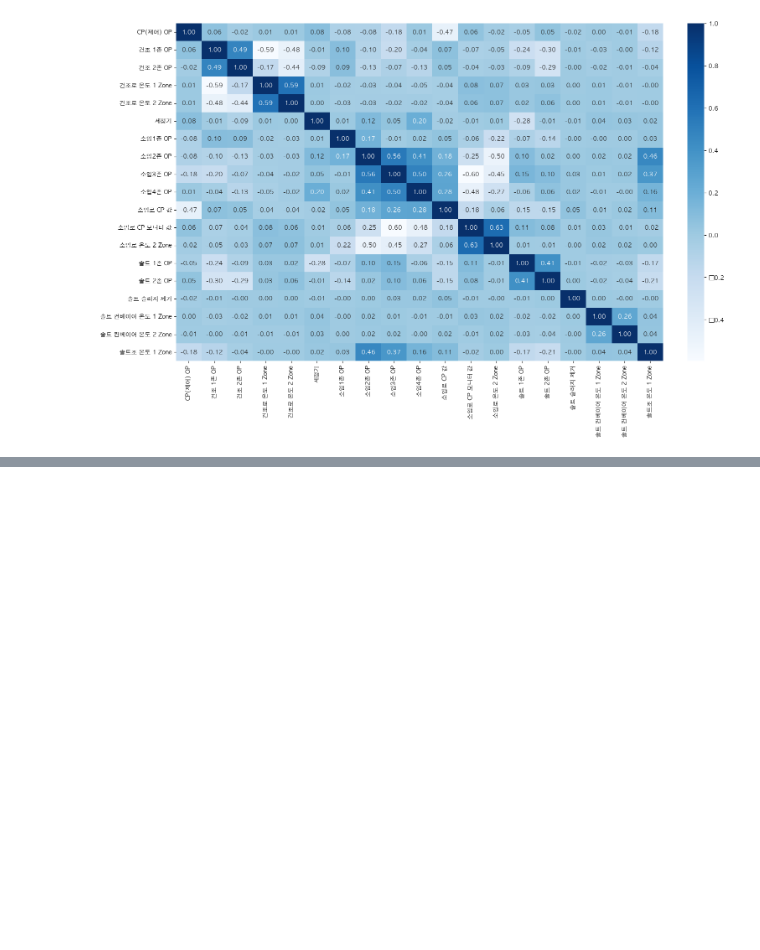
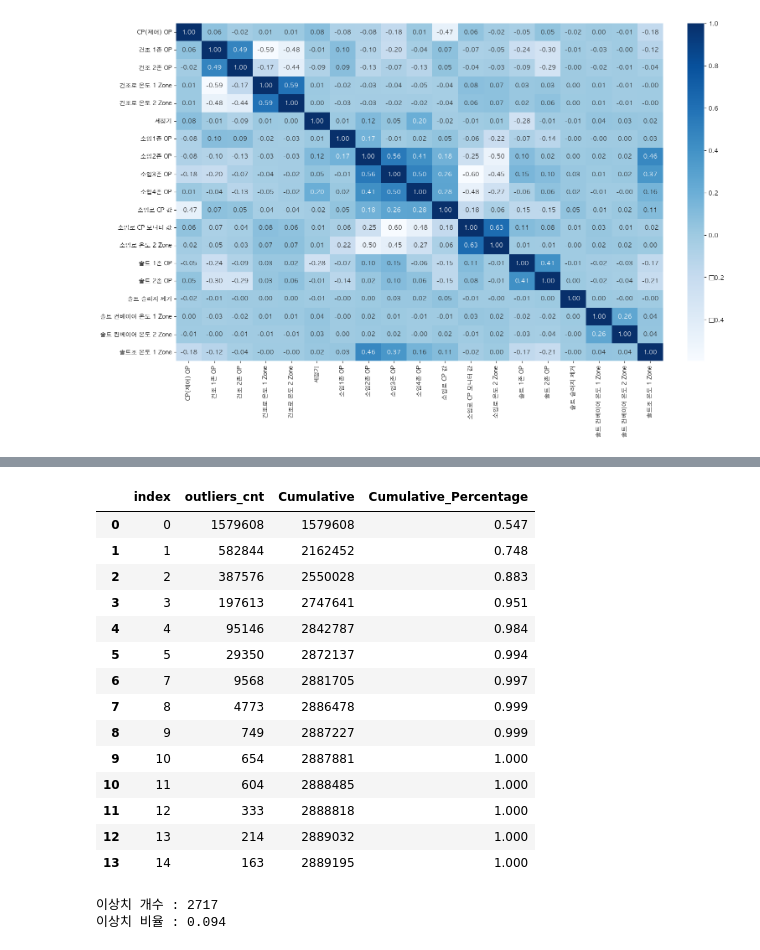
Before and after one commit to LEEINSEO-0118/Heat_Treatment_PdM, a Jupyter notebook: Code/eda.ipynb, the cells around one changed output, grey strips where cells are left out. Cells and saved outputs as stored; diff of their text form; code cells hidden in the pictures; blank space fills up the shorter version.

```diff
--- a/Code/eda.ipynb
+++ b/Code/eda.ipynb
@@ -324,3 +340,6 @@ for col in eda_data.columns:
     threshold_2 = quantile_3 + (1.5 * iqr)
     outliers =  (eda_data[col] < threshold_1) | (eda_data[col] > threshold_2)
     eda_data.outliers_cnt += outliers.astype(int)
+# %%
+outliers = eda_data.outliers_cnt.value_counts()
+print(outliers)
@@ -326,0 +367,30 @@ for col in eda_data.columns:
+# %%
+outliers = outliers.reset_index()
+outliers['Cumulative'] = outliers.outliers_cnt.cumsum()
+outliers['Cumulative_Percentage'] = outliers.Cumulative / len(eda_data)
+pd.options.display.float_format = '{:.3f}'.format
+outliers
+# %% [output]
+|  | index | outliers_cnt | Cumulative | Cumulative_Percentage |
+| 0 | 0 | 1579608 | 1579608 | 0.547 |
+| 1 | 1 | 582844 | 2162452 | 0.748 |
+| 2 | 2 | 387576 | 2550028 | 0.883 |
+| 3 | 3 | 197613 | 2747641 | 0.951 |
+| 4 | 4 | 95146 | 2842787 | 0.984 |
+| 5 | 5 | 29350 | 2872137 | 0.994 |
+| 6 | 7 | 9568 | 2881705 | 0.997 |
+| 7 | 8 | 4773 | 2886478 | 0.999 |
+| 8 | 9 | 749 | 2887227 | 0.999 |
+| 9 | 10 | 654 | 2887881 | 1.000 |
+| 10 | 11 | 604 | 2888485 | 1.000 |
+| 11 | 12 | 333 | 2888818 | 1.000 |
+| 12 | 13 | 214 | 2889032 | 1.000 |
+| 13 | 14 | 163 | 2889195 | 1.000 |
+# %%
+# 9개 이상의 이상치를 가지면 이상 데이터로 간주
+over_8 = outliers[outliers['index'] > 8]
+
+print(f'이상치 개수 : {over_8.outliers_cnt.sum()}\n이상치 비율 :{float(over_8.outliers_cnt.sum() / len(eda_data) * 100): .3f}')
+# %% [output]
+이상치 개수 : 2717
+이상치 비율 : 0.094
```
Also changed, not shown: parts of 14 cells of this notebook.
